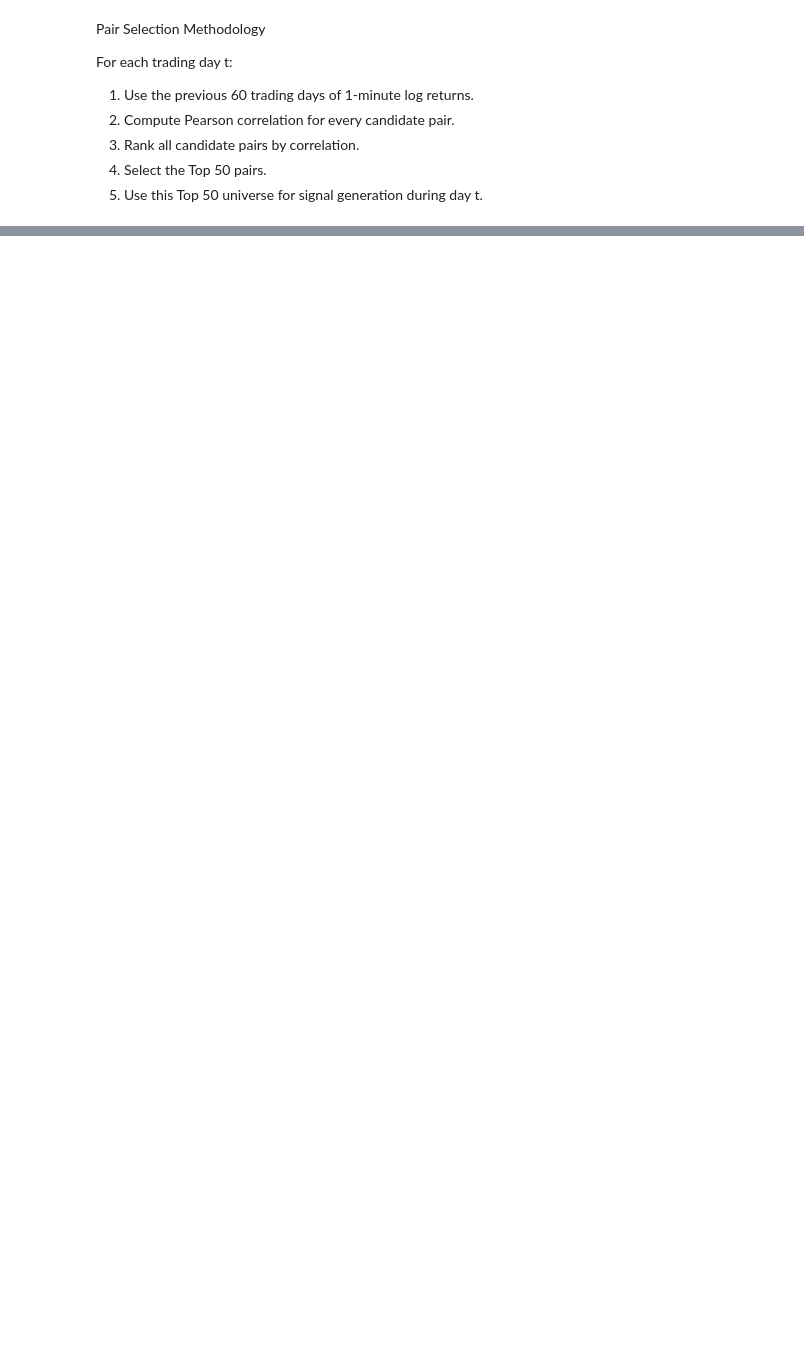
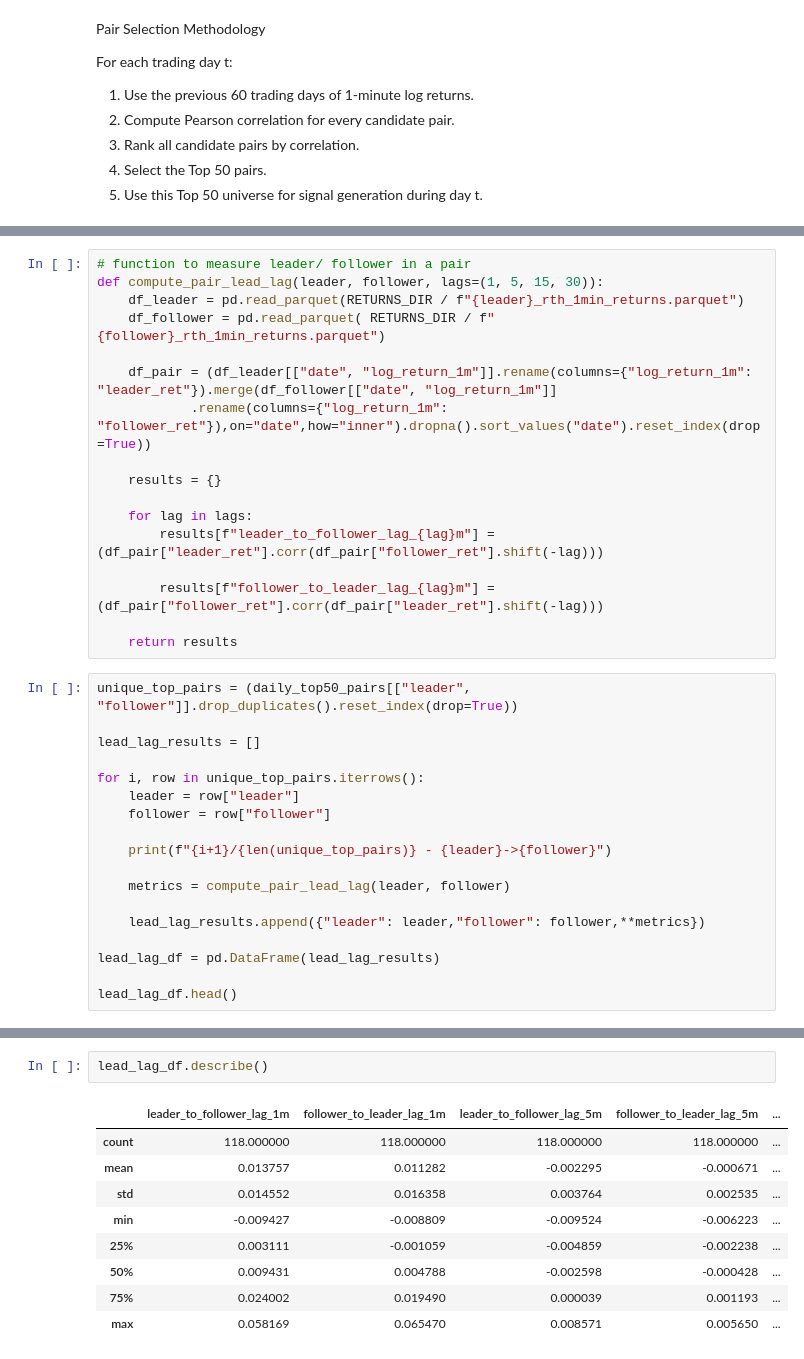
Before and after one commit to ADRIANVM117/data-science-portfolio, a Jupyter notebook: SolidBack_Quant/notebooks/01_hypothesis_validation.ipynb, the cells around one changed output, grey strips where cells are left out. Drawn from its saved outputs; the diff is of its cells as text; blank space fills up the shorter version.

```diff
--- a/SolidBack_Quant/notebooks/01_hypothesis_validation.ipynb
+++ b/SolidBack_Quant/notebooks/01_hypothesis_validation.ipynb
@@ -121,0 +395,35 @@ For each trading day t:
+# %%
+# function to measure leader/ follower in a pair
+def compute_pair_lead_lag(leader, follower, lags=(1, 5, 15, 30)):
+    df_leader = pd.read_parquet(RETURNS_DIR / f"{leader}_rth_1min_returns.parquet")
+    df_follower = pd.read_parquet( RETURNS_DIR / f"{follower}_rth_1min_returns.parquet")
+
+    df_pair = (df_leader[["date", "log_return_1m"]].rename(columns={"log_return_1m": "leader_ret"}).merge(df_follower[["date", "log_return_1m"]]
+            .rename(columns={"log_return_1m": "follower_ret"}),on="date",how="inner").dropna().sort_values("date").reset_index(drop=True))
+
+    results = {}
+
+    for lag in lags:
+        results[f"leader_to_follower_lag_{lag}m"] = (df_pair["leader_ret"].corr(df_pair["follower_ret"].shift(-lag)))
+
+        results[f"follower_to_leader_lag_{lag}m"] = (df_pair["follower_ret"].corr(df_pair["leader_ret"].shift(-lag)))
+
+    return results
+# %%
+unique_top_pairs = (daily_top50_pairs[["leader", "follower"]].drop_duplicates().reset_index(drop=True))
+
+lead_lag_results = []
+
+for i, row in unique_top_pairs.iterrows():
+    leader = row["leader"]
+    follower = row["follower"]
+
+    print(f"{i+1}/{len(unique_top_pairs)} - {leader}->{follower}")
+
+    metrics = compute_pair_lead_lag(leader, follower)
+
+    lead_lag_results.append({"leader": leader,"follower": follower,**metrics})
+
+lead_lag_df = pd.DataFrame(lead_lag_results)
+
+lead_lag_df.head()
@@ -121,0 +454,12 @@ For each trading day t:
+# %%
+lead_lag_df.describe()
+# %% [output]
+|  | leader_to_follower_lag_1m | follower_to_leader_lag_1m | leader_to_follower_lag_5m | follower_to_leader_lag_5m | ... |
+| count | 118.000000 | 118.000000 | 118.000000 | 118.000000 | ... |
+| mean | 0.013757 | 0.011282 | -0.002295 | -0.000671 | ... |
+| std | 0.014552 | 0.016358 | 0.003764 | 0.002535 | ... |
+| min | -0.009427 | -0.008809 | -0.009524 | -0.006223 | ... |
+| 25% | 0.003111 | -0.001059 | -0.004859 | -0.002238 | ... |
+| 50% | 0.009431 | 0.004788 | -0.002598 | -0.000428 | ... |
+| 75% | 0.024002 | 0.019490 | 0.000039 | 0.001193 | ... |
+| max | 0.058169 | 0.065470 | 0.008571 | 0.005650 | ... |
```
Also changed, not shown: parts of 34 cells of this notebook, 1 other file.
